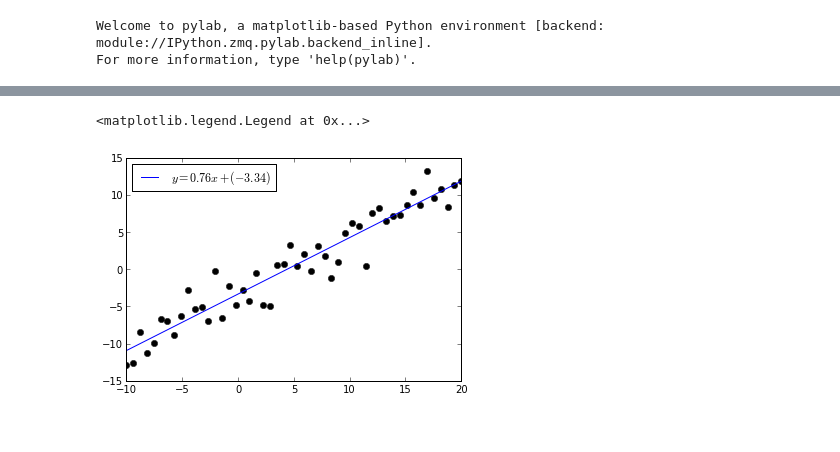
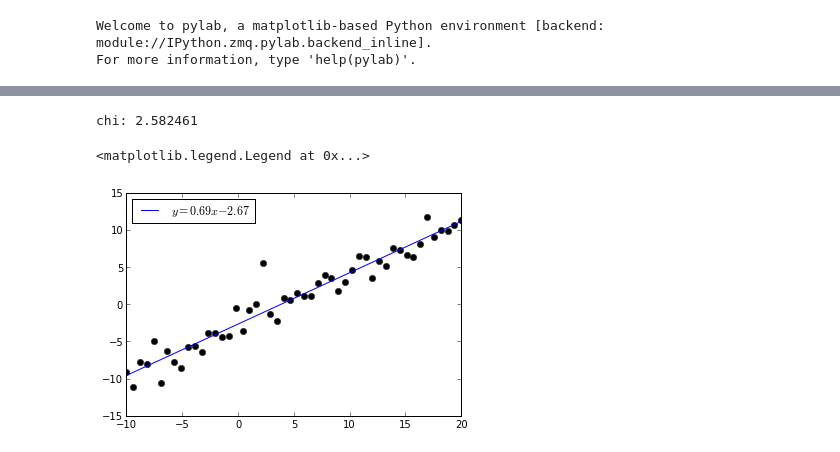
Before and after one commit to vanzaj/pyconsg2013-tut, a Jupyter notebook: ipynb/03_Applications.ipynb, the cells around one changed output, grey strips where cells are left out. Cells and saved outputs as stored; diff of their text form; code cells hidden in the pictures.

```diff
--- a/ipynb/03_Applications.ipynb
+++ b/ipynb/03_Applications.ipynb
@@ -9,5 +9,7 @@ For more information, type 'help(pylab)'.
 np = 50
 x = linspace(-10, 20, np)
 
-dat = (0.75 * x - 3) + randn(np)*2
-plot(x, dat, 'ko')
+a0, b0 = 0.75, -3
+
+y = a0 * x + b0
+y_noise = y + randn(np)*2
@@ -17,12 +31,18 @@ plot(x, dat, 'ko')
+# %%
+chi2 =  sum((y_fit - y_noise)**2)
+print 'chi: %f' % (chi2/(np-2))
+# %% [output]
+chi: 2.582461
 # %%
-a, b = polyfit(x, dat, 1)
-fit_line = polyval((a,b), x)
+# same task using polynomial fit
+a, b = polyfit(x, y_noise, 1)
+y_fit = polyval((a,b), x)
 
-eq_lbl = '$y = %7.2f x + (%7.2f)$' % (a,b)
+eq_lbl = '$y = %7.2f x %+7.2f$' % (a,b)
 
-plot(x, dat, 'ko')
-plot(x, fit_line,'b-', label=eq_lbl)
+plot(x, y_noise, 'ko')
+plot(x, y_fit,'b-', label=eq_lbl)
 legend(loc='upper left')
 # %% [output]
 <matplotlib.legend.Legend at 0x...>
-[figure, old version]
+[figure, new version]
```
Also changed, not shown: parts of 4 cells of this notebook, 2 other files.
